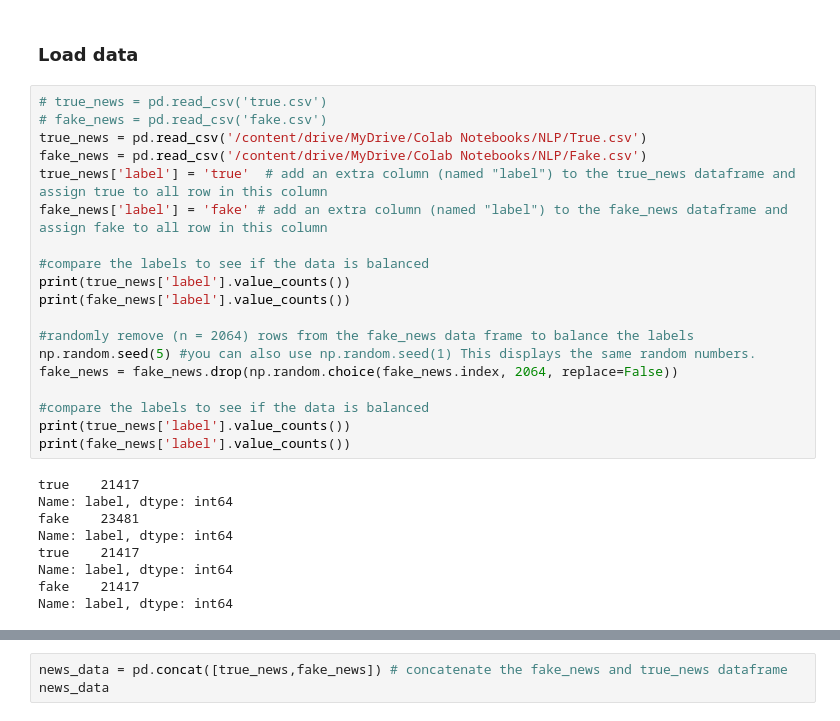
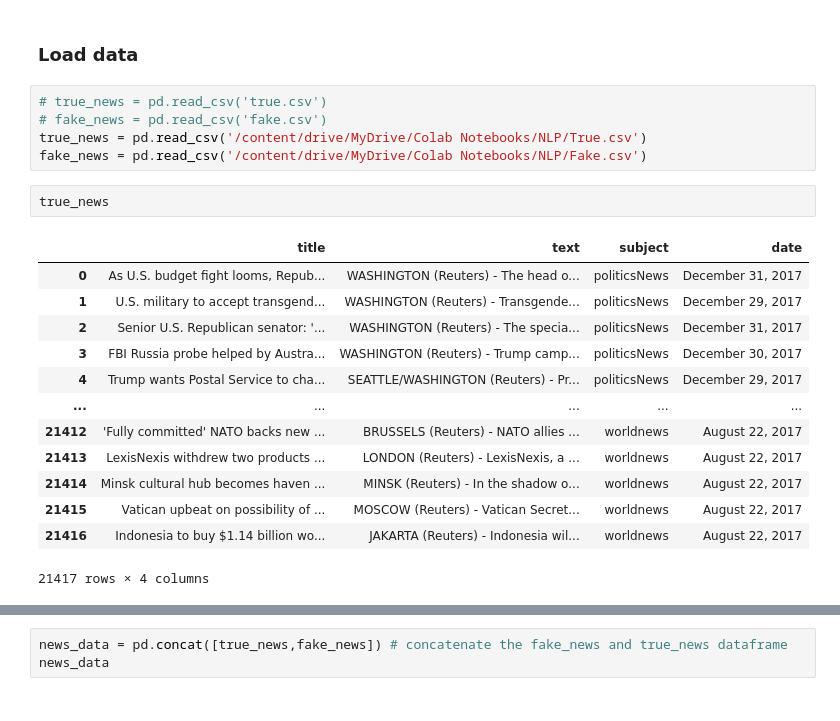
Before and after one commit to MdSaifulIslamSajol/fake-news-detection-1, a Jupyter notebook: Random Forest_ Naive Bayes_Logistic Regression .ipynb, the cells around one changed output, grey strips where cells are left out. Cells and saved outputs as stored; diff of their text form.

```diff
--- a/Random Forest_ Naive Bayes_Logistic Regression .ipynb
+++ b/Random Forest_ Naive Bayes_Logistic Regression .ipynb
@@ -43,26 +43,19 @@ Drive already mounted at /content/drive; to attempt to forcibly remount, call dr
 # fake_news = pd.read_csv('fake.csv')
 true_news = pd.read_csv('/content/drive/MyDrive/Colab Notebooks/NLP/True.csv')
 fake_news = pd.read_csv('/content/drive/MyDrive/Colab Notebooks/NLP/Fake.csv')
-true_news['label'] = 'true'  # add an extra column (named "label") to the true_news dataframe and assign true to all row in this column
-fake_news['label'] = 'fake' # add an extra column (named "label") to the fake_news dataframe and assign fake to all row in this column
-
-#compare the labels to see if the data is balanced
-print(true_news['label'].value_counts())
-print(fake_news['label'].value_counts())
-
-#randomly remove (n = 2064) rows from the fake_news data frame to balance the labels
-np.random.seed(5) #you can also use np.random.seed(1) This displays the same random numbers.
-fake_news = fake_news.drop(np.random.choice(fake_news.index, 2064, replace=False))
-
-#compare the labels to see if the data is balanced
-print(true_news['label'].value_counts())
-print(fake_news['label'].value_counts())
-# %% [output]
-true    21417
-Name: label, dtype: int64
-fake    23481
-Name: label, dtype: int64
-true    21417
-Name: label, dtype: int64
-fake    21417
-Name: label, dtype: int64
+# %%
+true_news
+# %% [output]
+|  | title | text | subject | date |
+| 0 | As U.S. budget fight looms, Repub... | WASHINGTON (Reuters) - The head o... | politicsNews | December 31, 2017 |
+| 1 | U.S. military to accept transgend... | WASHINGTON (Reuters) - Transgende... | politicsNews | December 29, 2017 |
+| 2 | Senior U.S. Republican senator: '... | WASHINGTON (Reuters) - The specia... | politicsNews | December 31, 2017 |
+| 3 | FBI Russia probe helped by Austra... | WASHINGTON (Reuters) - Trump camp... | politicsNews | December 30, 2017 |
+| 4 | Trump wants Postal Service to cha... | SEATTLE/WASHINGTON (Reuters) - Pr... | politicsNews | December 29, 2017 |
+| ... | ... | ... | ... | ... |
+| 21412 | 'Fully committed' NATO backs new ... | BRUSSELS (Reuters) - NATO allies ... | worldnews | August 22, 2017 |
+| 21413 | LexisNexis withdrew two products ... | LONDON (Reuters) - LexisNexis, a ... | worldnews | August 22, 2017 |
+| 21414 | Minsk cultural hub becomes haven ... | MINSK (Reuters) - In the shadow o... | worldnews | August 22, 2017 |
+| 21415 | Vatican upbeat on possibility of ... | MOSCOW (Reuters) - Vatican Secret... | worldnews | August 22, 2017 |
+| 21416 | Indonesia to buy $1.14 billion wo... | JAKARTA (Reuters) - Indonesia wil... | worldnews | August 22, 2017 |
+21417 rows × 4 columns
```
Also changed, not shown: parts of 23 cells of this notebook.
